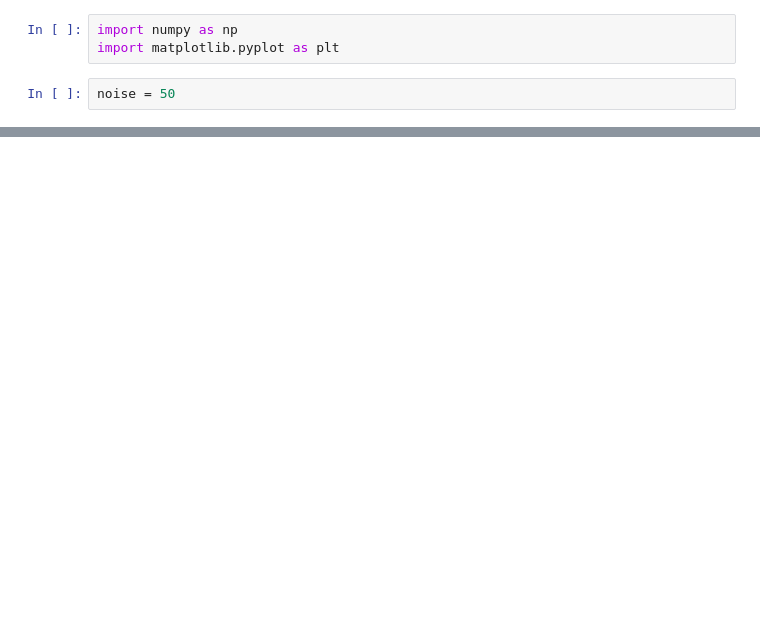
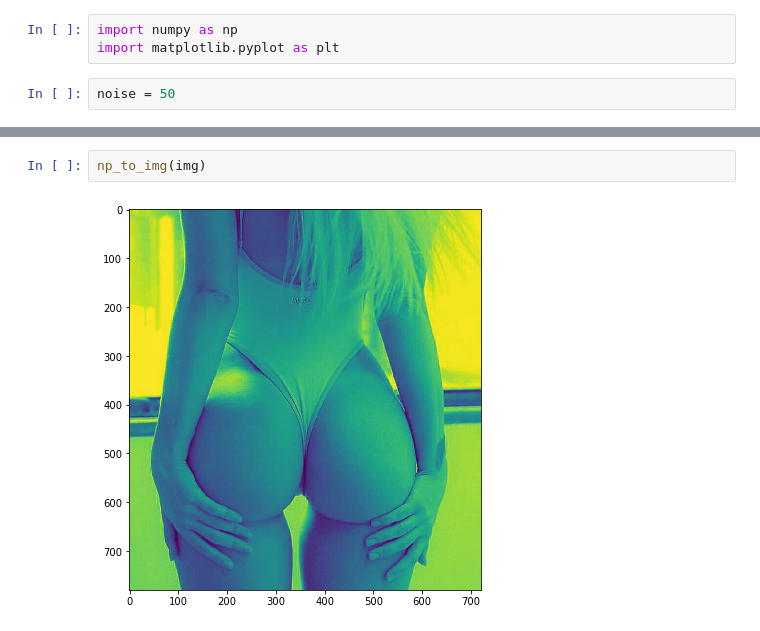
Before and after one commit to baubels/SAAFs, a Jupyter notebook: SAAFs.ipynb, the cells around one changed output, grey strips where cells are left out. Saved outputs shown, nothing was run; the diff lists cells and outputs as text; blank space fills up the shorter version.

```diff
--- a/SAAFs.ipynb
+++ b/SAAFs.ipynb
@@ -58,0 +70,4 @@ def compute_inverse_gradient(img_array, distance):
+# %%
+np_to_img(img)
+# %% [output]
+[figure, added]
```
Also changed, not shown: parts of 4 cells of this notebook.
